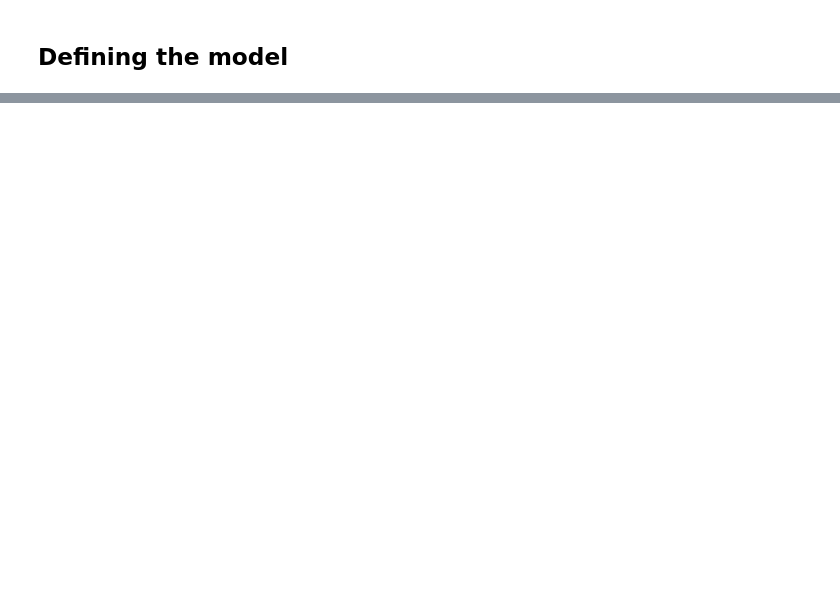
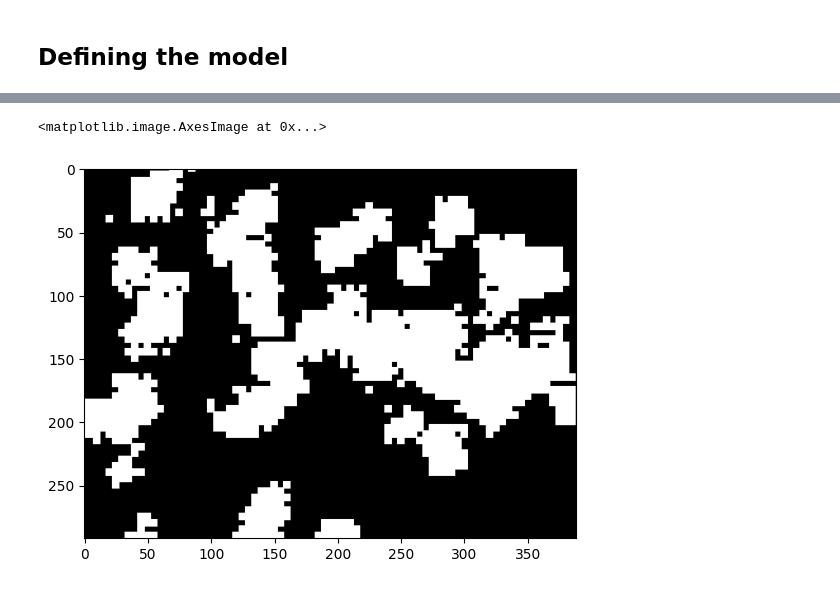
Before and after one commit to tadeohepperle/advanced_bioimage_programming, a Jupyter notebook: bioimage_programming_final_project/index.ipynb, the cells around one changed output, grey strips where cells are left out. Saved outputs shown, nothing was run; the diff lists cells and outputs as text; code cells hidden in the pictures; blank space fills up the shorter version.

```diff
--- a/bioimage_programming_final_project/index.ipynb
+++ b/bioimage_programming_final_project/index.ipynb
@@ -436,0 +416,31 @@ draw_prediction_grid(im_with_annotations, grid)
+# %%
+def prediction_grid_to_squares(grid: PredictionGrid) -> List[np.ndarray]:
+    squares: List[np.ndarray] = []
+    for ((grid_i,grid_j), (i,j,p)) in grid.items():
+        points = np.array([(j-PIXEL_GRID_SIZE/2,i-PIXEL_GRID_SIZE/2),
+        (j-PIXEL_GRID_SIZE/2,i+PIXEL_GRID_SIZE/2),(j+PIXEL_GRID_SIZE/2,i+PIXEL_GRID_SIZE/2),
+        (j+PIXEL_GRID_SIZE/2,i-PIXEL_GRID_SIZE/2)], np.int32)
+        # points = np.array([point for point in point_seq], )
+        squares.append(points)
+    return squares
+
+def draw_shapes_on_image(image: cv.Mat, polys: List[np.ndarray]) -> cv.Mat:
+    output = image.copy()
+    output = cv.fillPoly(output, pts=polys, color=(255,255,255))
+    return output
+
+def empty_copy(image: cv.Mat) -> cv.Mat:
+    output = image.copy()
+    output[:,:,:] = 0
+    return output
+
+filtered_grid = filter_grid(grid, 0.5)
+squares = prediction_grid_to_squares(filtered_grid)
+ps_image = draw_shapes_on_image(empty_copy(im_with_annotations), squares)
+# %%
+# ps_image = cv.dilate(ps_image, kernel=np.ones((7, 7), np.uint8))
+# ps_image = cv.erode(ps_image, kernel=np.ones((7, 7), np.uint8))
+plt.imshow(ps_image)
+# %% [output]
+<matplotlib.image.AxesImage at 0x...>
+[figure, added]
```
Also changed, not shown: parts of 6 cells of this notebook, 3 other files.
